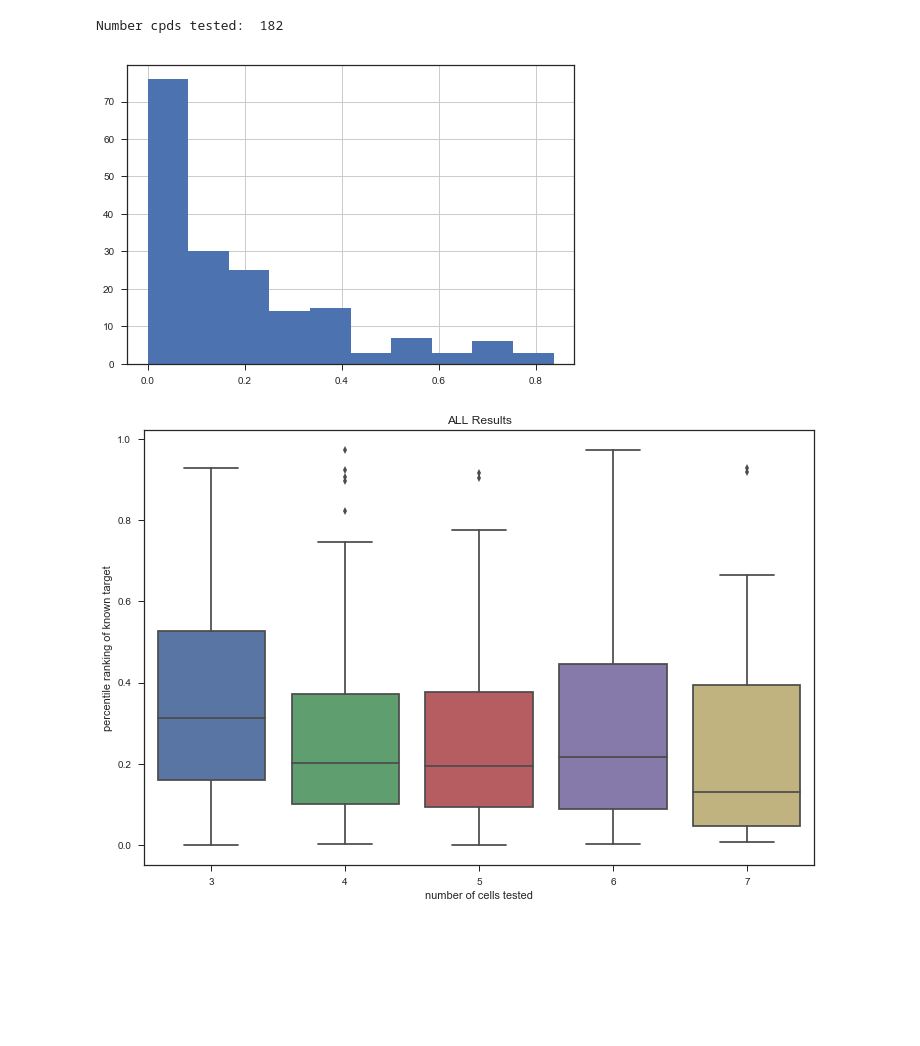
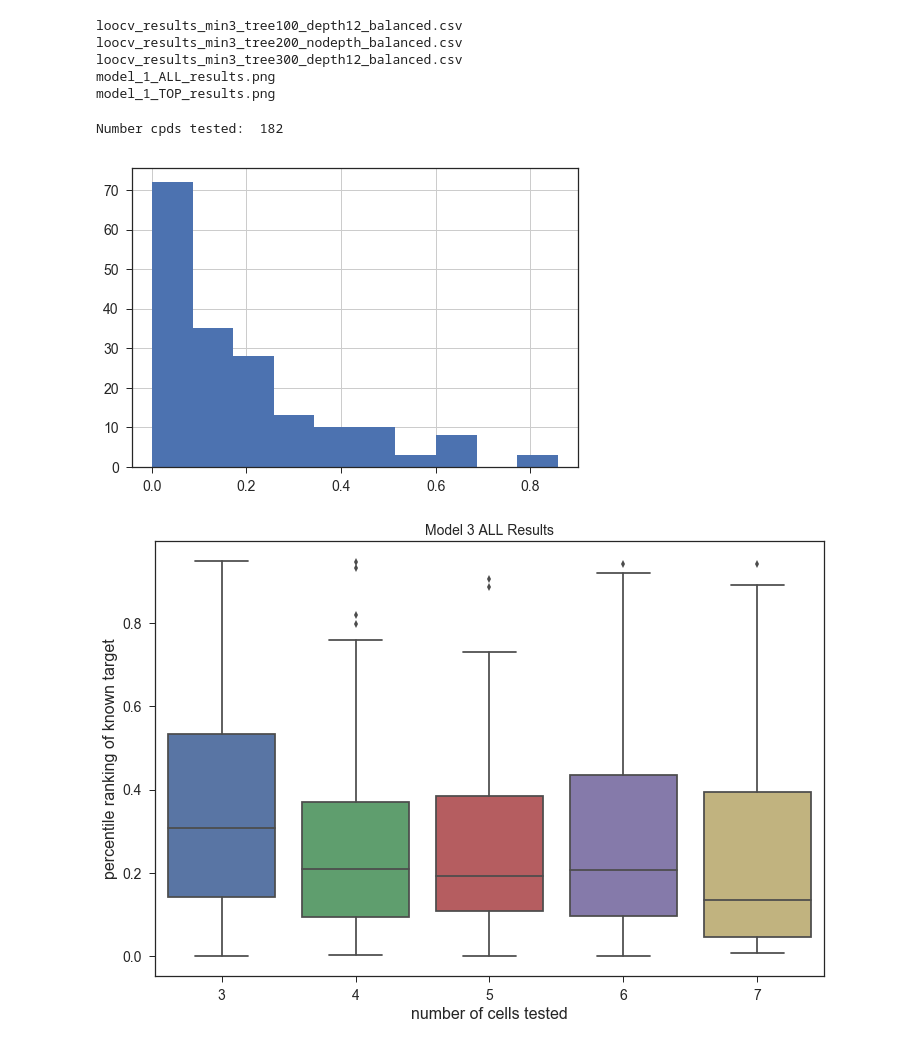
Before and after one commit to npabon/LINCS_target_prediction, a Jupyter notebook: LOOCV_analysis.ipynb, the cells around one changed output. Saved outputs shown, nothing was run; the diff lists cells and outputs as text; code cells hidden in the pictures; blank space fills up the shorter version.

Commit message:
makining summary figures

```diff
--- a/LOOCV_analysis.ipynb
+++ b/LOOCV_analysis.ipynb
@@ -7,9 +7,32 @@ pd.options.display.float_format = '{:.2f}'.format
 import matplotlib.pyplot as plt
 import seaborn as sns
 sns.set(style="ticks")
+# %%
+# Visualization Parameters
+SMALL_SIZE = 14
+MEDIUM_SIZE = 16
+BIGGER_SIZE = 18
+
+plt.rc('font', size=BIGGER_SIZE)          # controls default text sizes
+plt.rc('axes', titlesize=SMALL_SIZE)     # fontsize of the axes title
+plt.rc('axes', labelsize=MEDIUM_SIZE)    # fontsize of the x and y labels
+plt.rc('xtick', labelsize=SMALL_SIZE)    # fontsize of the tick labels
+plt.rc('ytick', labelsize=SMALL_SIZE)    # fontsize of the tick labels
+plt.rc('legend', fontsize=SMALL_SIZE)    # legend fontsize
+plt.rc('figure', titlesize=BIGGER_SIZE)  # fontsize of the figure title
+# %%
+ls results
+# %% [output]
+loocv_results_min3_tree100_depth12_balanced.csv
+loocv_results_min3_tree200_nodepth_balanced.csv
+loocv_results_min3_tree300_depth12_balanced.csv
+model_1_ALL_results.png
+model_1_TOP_results.png
 # %%
+model_no = 3
+
 # Load LOOCV results
-loocv_result_df = pd.DataFrame.from_csv('results/loocv_results_min3_tree100_depth12_balanced.csv')
+loocv_result_df = pd.DataFrame.from_csv('results/loocv_results_min3_tree300_depth12_balanced.csv')
 print('Number cpds tested: ', len(loocv_result_df.cpd.unique()))
 
 # Count number of cells tested
@@ -49,17 +72,18 @@ loocv_top_result_df = loocv_top_result_df[cols]
 loocv_top_result_df.percentile.hist()
 plt.show()
 # %% [output]
-[figure, old version]
+[figure, new version]
 # %%
 # Draw a boxplot to show rank by # cell lines tested
-plt.figure(figsize=(12,8))
+fig = plt.figure(figsize=(12,8))
 sns.boxplot(x=loocv_result_df.n_cells.values,
             y=loocv_result_df.percentile.values,)
-plt.title("ALL Results")
+plt.title("Model {} ALL Results".format(model_no))
 plt.xlabel("number of cells tested")
 plt.ylabel("percentile ranking of known target")
 plt.show()
+fig.savefig('results/model_{}_ALL_results'.format(model_no))
 # %% [output]
-[figure, old version]
+[figure, new version]
 # %%
 # Draw a boxplot to show rank by # cell lines tested
```
Also changed, not shown: parts of 5 cells of this notebook, 1 other file.
